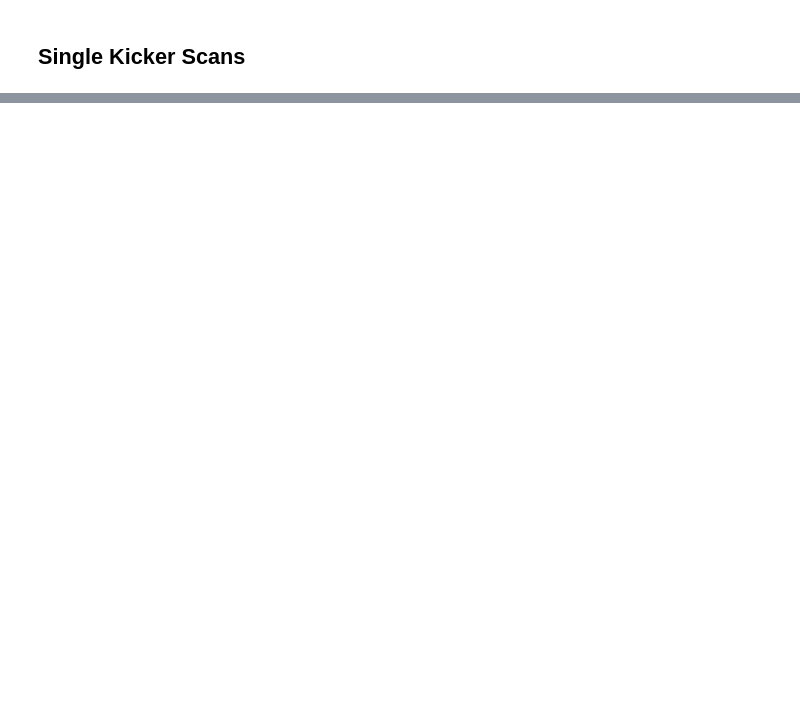
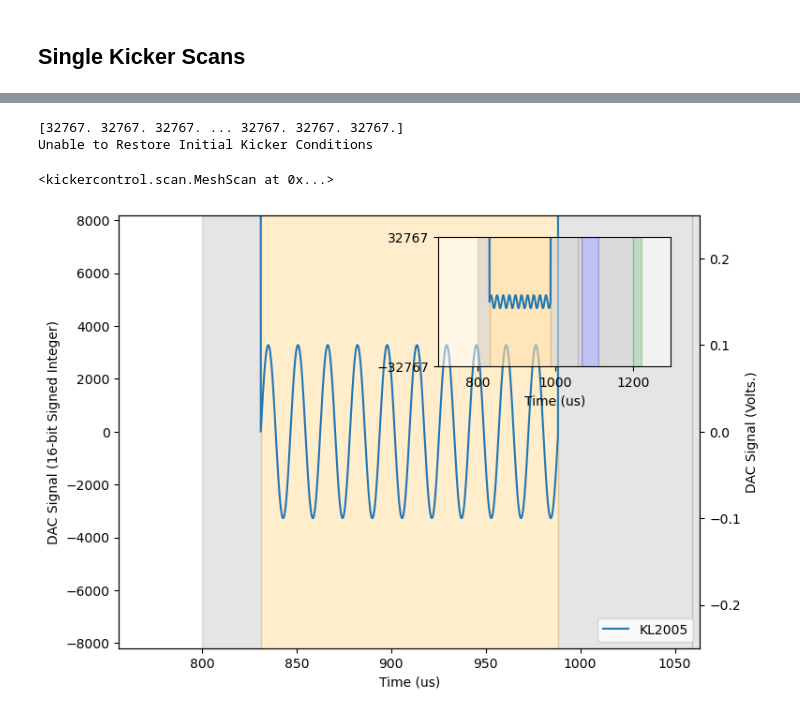
Before and after one commit to twguest/XSynth, a Jupyter notebook: docs/FD_Nov24.ipynb, the cells around one changed output, grey strips where cells are left out. Cells and saved outputs as stored; diff of their text form; code cells hidden in the pictures; blank space fills up the shorter version.

```diff
--- a/docs/FD_Nov24.ipynb
+++ b/docs/FD_Nov24.ipynb
@@ -24,0 +56,22 @@ Unable to Restore Initial Kicker Conditions
+# %%
+import numpy as np
+
+from kickercontrol.main import SinScan
+from kickercontrol.device import (KL2005, KMX1938, KMX1965, KNY1938, KNY1965)
+
+from kickercontrol.timing import get_region_bounds
+
+ti, tf = get_region_bounds('2')
+
+SinScan(kicker_device = KL2005,
+           scan_vector = np.linspace(0,10,10)/((tf-ti)),
+           scan_variable="V4",
+           amplitude = 0.1,
+           periods = 1,
+           write_dac = False,
+           wait_time = 1)
+# %% [output]
+[32767. 32767. 32767. ... 32767. 32767. 32767.]
+Unable to Restore Initial Kicker Conditions
+<kickercontrol.scan.MeshScan at 0x...>
+[figure, added]
```
Also changed, not shown: parts of 5 cells of this notebook, 6 other files.
